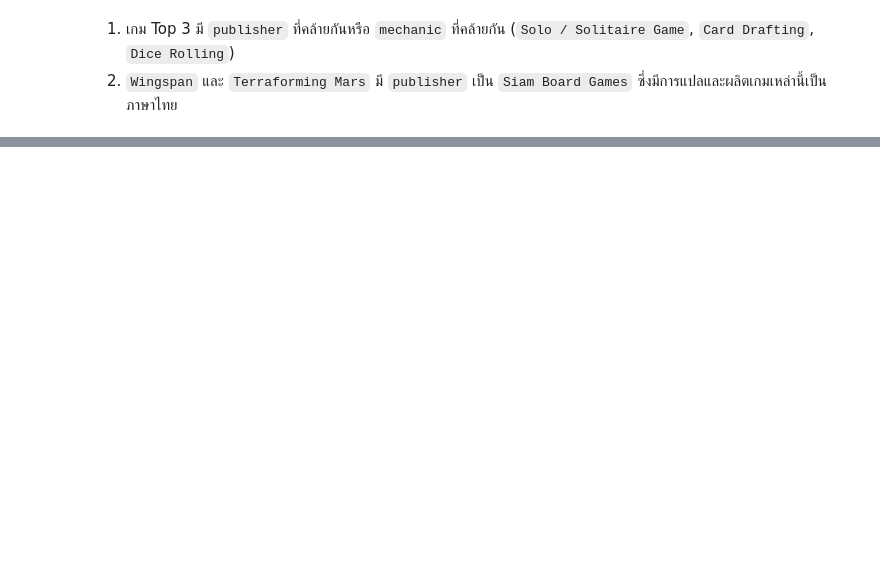
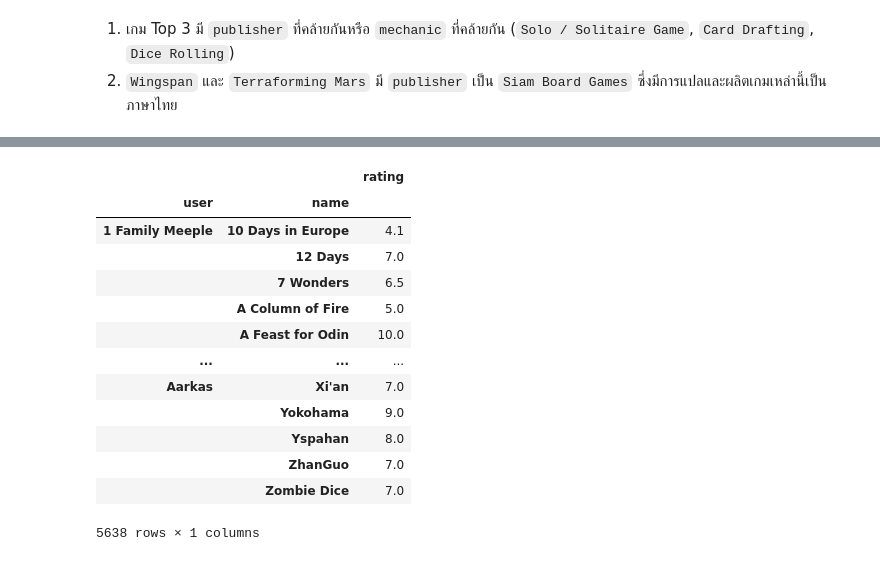
Before and after one commit to Kopzzz/Board-Game-RecCommu, a Jupyter notebook: code/3_Content-Based_Filtering.ipynb, the cells around one changed output, grey strips where cells are left out. Cells and saved outputs as stored; diff of their text form; code cells hidden in the pictures; blank space fills up the shorter version.

```diff
--- a/code/3_Content-Based_Filtering.ipynb
+++ b/code/3_Content-Based_Filtering.ipynb
@@ -217,0 +159,4 @@ Name: A Feast for Odin, dtype: float64
+# %%
+# select 10 users
+ten_users = list(df_rv_rate.index.get_level_values('user').unique()[:10])
+ten_users
@@ -218 +174,19 @@ Name: A Feast for Odin, dtype: float64
+# %%
+df_10users = df_rv_rate[df_rv_rate.index.get_level_values('user').isin(ten_users)].copy()
+df_10users
+# %% [output]
+|  |  | rating |
+| user | name |  |
+| 1 Family Meeple | 10 Days in Europe | 4.1 |
+|  | 12 Days | 7.0 |
+|  | 7 Wonders | 6.5 |
+|  | A Column of Fire | 5.0 |
+|  | A Feast for Odin | 10.0 |
+| ... | ... | ... |
+| Aarkas | Xi'an | 7.0 |
+|  | Yokohama | 9.0 |
+|  | Yspahan | 8.0 |
+|  | ZhanGuo | 7.0 |
+|  | Zombie Dice | 7.0 |
+5638 rows × 1 columns
 # %%
```
Also changed, not shown: parts of 7 cells of this notebook.
